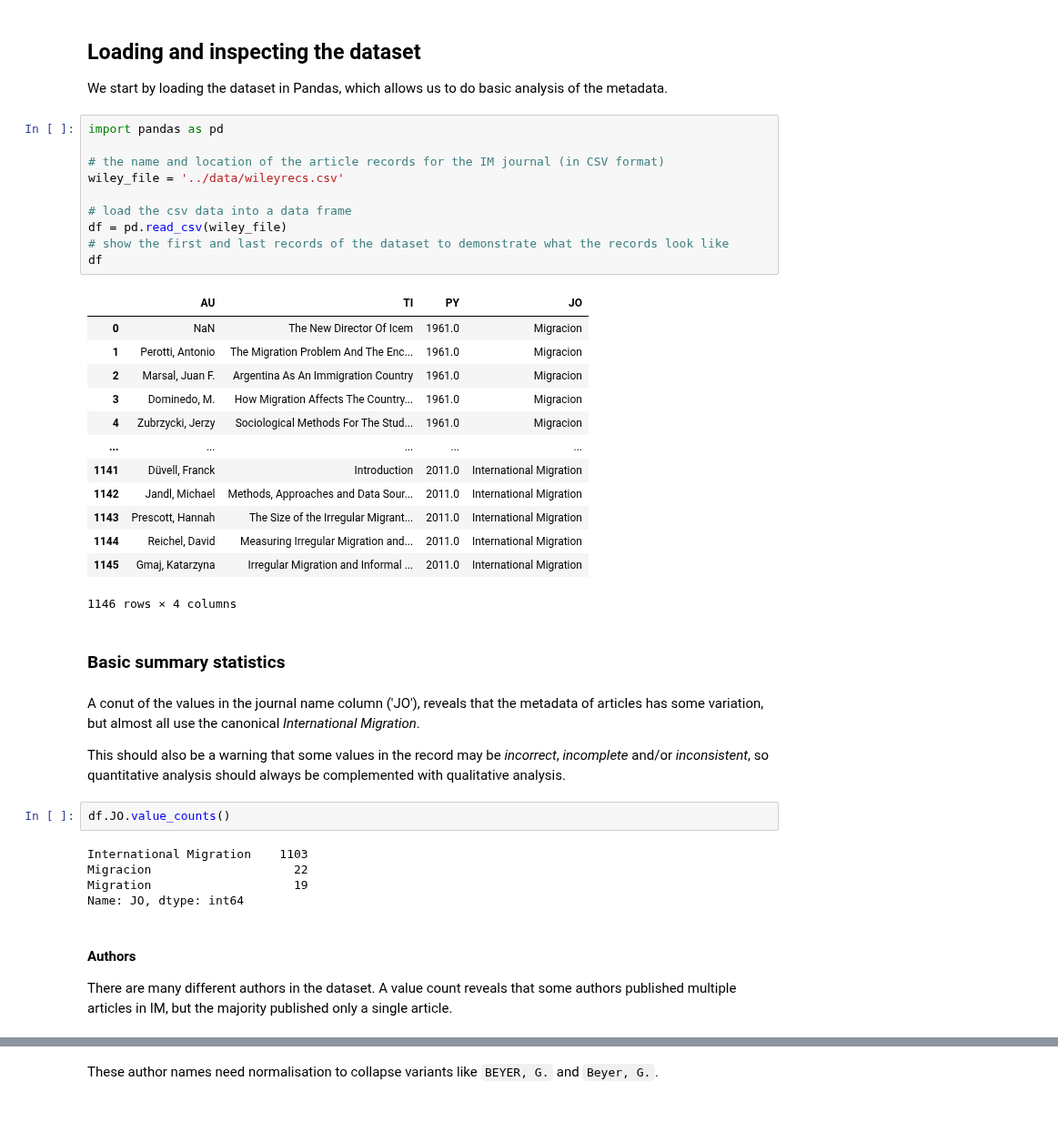
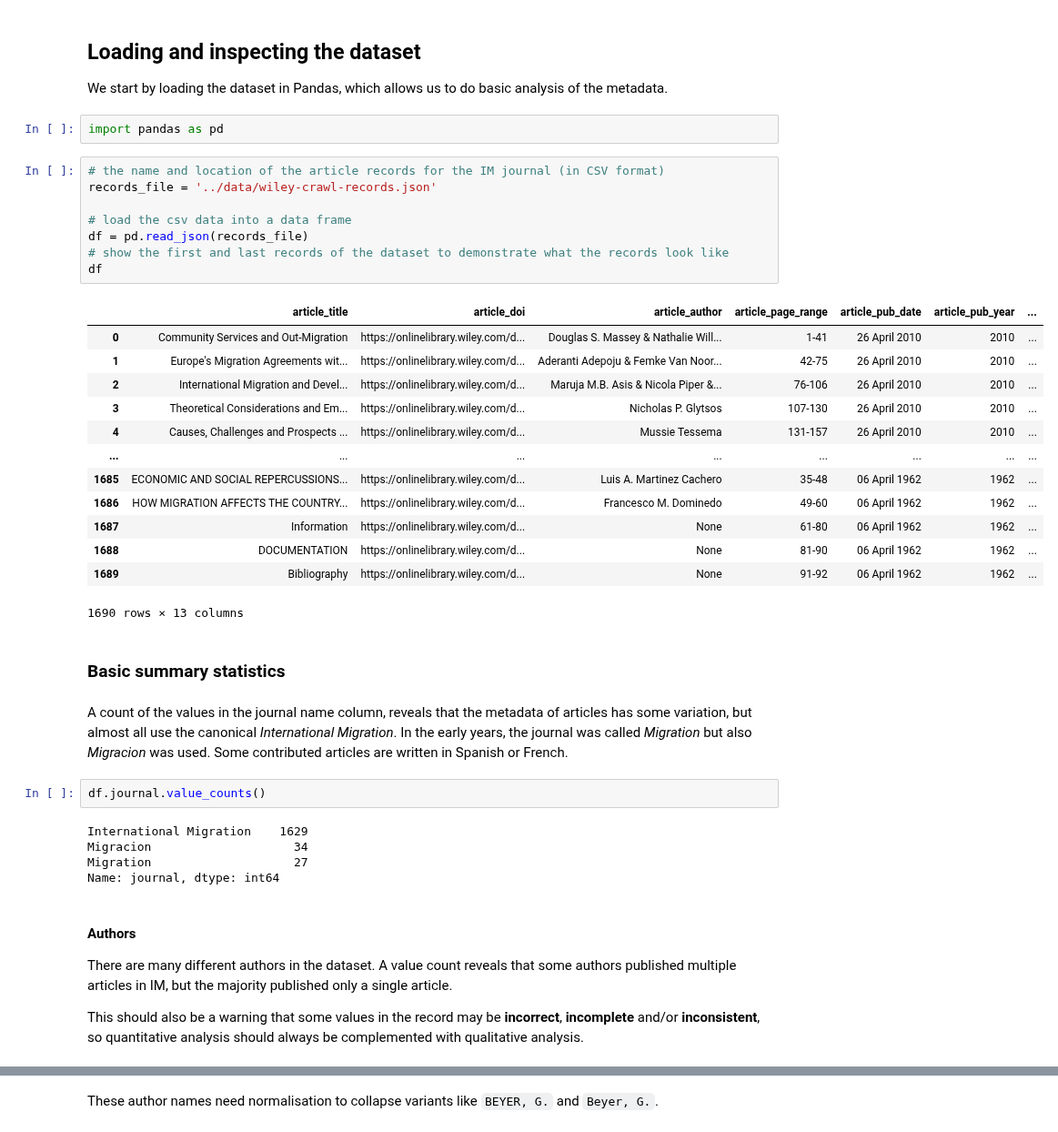
Before and after one commit to HoekR/migrant_discourse, a Jupyter notebook: notebooks/IM-title-analysis-marijn.ipynb, the cells around one changed output, grey strips where cells are left out. Shown at 91% size. Cells and saved outputs as stored; diff of their text form.

```diff
--- a/notebooks/IM-title-analysis-marijn.ipynb
+++ b/notebooks/IM-title-analysis-marijn.ipynb
@@ -8,45 +8,45 @@ The dataset consists of authors, titles and publication year of articles publish
 ## Loading and inspecting the dataset
 
 We start by loading the dataset in Pandas, which allows us to do basic analysis of the metadata.
+# %%
+import pandas as pd
 # %%
-import pandas as pd
-
 # the name and location of the article records for the IM journal (in CSV format)
-wiley_file = '../data/wileyrecs.csv'
+records_file = '../data/wiley-crawl-records.json'
 
 # load the csv data into a data frame
-df = pd.read_csv(wiley_file)
+df = pd.read_json(records_file)
 # show the first and last records of the dataset to demonstrate what the records look like
 df
 # %% [output]
-|  | AU | TI | PY | JO |
-| 0 | NaN | The New Director Of Icem | 1961.0 | Migracion |
-| 1 | Perotti, Antonio | The Migration Problem And The Enc... | 1961.0 | Migracion |
-| 2 | Marsal, Juan F. | Argentina As An Immigration Country | 1961.0 | Migracion |
-| 3 | Dominedo, M. | How Migration Affects The Country... | 1961.0 | Migracion |
-| 4 | Zubrzycki, Jerzy | Sociological Methods For The Stud... | 1961.0 | Migracion |
-| ... | ... | ... | ... | ... |
-| 1141 | Düvell, Franck | Introduction | 2011.0 | International Migration |
-| 1142 | Jandl, Michael | Methods, Approaches and Data Sour... | 2011.0 | International Migration |
-| 1143 | Prescott, Hannah | The Size of the Irregular Migrant... | 2011.0 | International Migration |
-| 1144 | Reichel, David | Measuring Irregular Migration and... | 2011.0 | International Migration |
-| 1145 | Gmaj, Katarzyna | Irregular Migration and Informal ... | 2011.0 | International Migration |
+|  | article_title | article_doi | article_author | article_page_range | article_pub_date | article_pub_year | ... |
+| 0 | Community Services and Out-Migration | https://onlinelibrary.wiley.com/d... | Douglas S. Massey & Nathalie Will... | 1-41 | 26 April 2010 | 2010 | ... |
+| 1 | Europe's Migration Agreements wit... | https://onlinelibrary.wiley.com/d... | Aderanti Adepoju & Femke Van Noor... | 42-75 | 26 April 2010 | 2010 | ... |
+| 2 | International Migration and Devel... | https://onlinelibrary.wiley.com/d... | Maruja M.B. Asis & Nicola Piper &... | 76-106 | 26 April 2010 | 2010 | ... |
+| 3 | Theoretical Considerations and Em... | https://onlinelibrary.wiley.com/d... | Nicholas P. Glytsos | 107-130 | 26 April 2010 | 2010 | ... |
+| 4 | Causes, Challenges and Prospects ... | https://onlinelibrary.wiley.com/d... | Mussie Tessema | 131-157 | 26 April 2010 | 2010 | ... |
+| ... | ... | ... | ... | ... | ... | ... | ... |
+| 1685 | ECONOMIC AND SOCIAL REPERCUSSIONS... | https://onlinelibrary.wiley.com/d... | Luis A. Martinez Cachero | 35-48 | 06 April 1962 | 1962 | ... |
+| 1686 | HOW MIGRATION AFFECTS THE COUNTRY... | https://onlinelibrary.wiley.com/d... | Francesco M. Dominedo | 49-60 | 06 April 1962 | 1962 | ... |
+| 1687 | Information | https://onlinelibrary.wiley.com/d... | None | 61-80 | 06 April 1962 | 1962 | ... |
+| 1688 | DOCUMENTATION | https://onlinelibrary.wiley.com/d... | None | 81-90 | 06 April 1962 | 1962 | ... |
+| 1689 | Bibliography | https://onlinelibrary.wiley.com/d... | None | 91-92 | 06 April 1962 | 1962 | ... |
-1146 rows × 4 columns
+1690 rows × 13 columns
 # %% [markdown]
 ### Basic summary statistics
 # %% [markdown]
-A conut of the values in the journal name column ('JO'), reveals that the metadata of articles has some variation, but almost all use the canonical _International Migration_.
-
-This should also be a warning that some values in the record may be _incorrect_, _incomplete_ and/or _inconsistent_, so quantitative analysis should always be complemented with qualitative analysis.
+A count of the values in the journal name column, reveals that the metadata of articles has some variation, but almost all use the canonical _International Migration_. In the early years, the journal was called _Migration_ but also _Migracion_ was used. Some contributed articles are written in Spanish or French.
 # %%
-df.JO.value_counts()
+df.journal.value_counts()
 # %% [output]
-International Migration    1103
-Migracion                    22
-Migration                    19
-Name: JO, dtype: int64
+International Migration    1629
+Migracion                    34
+Migration                    27
+Name: journal, dtype: int64
 # %% [markdown]
 #### Authors
 
 There are many different authors in the dataset. A value count reveals that some authors published multiple articles in IM, but the majority published only a single article.
+
+This should also be a warning that some values in the record may be **incorrect**, **incomplete** and/or **inconsistent**, so quantitative analysis should always be complemented with qualitative analysis.
 # %%
```
Also changed, not shown: parts of 37 cells of this notebook, 6 other files.
